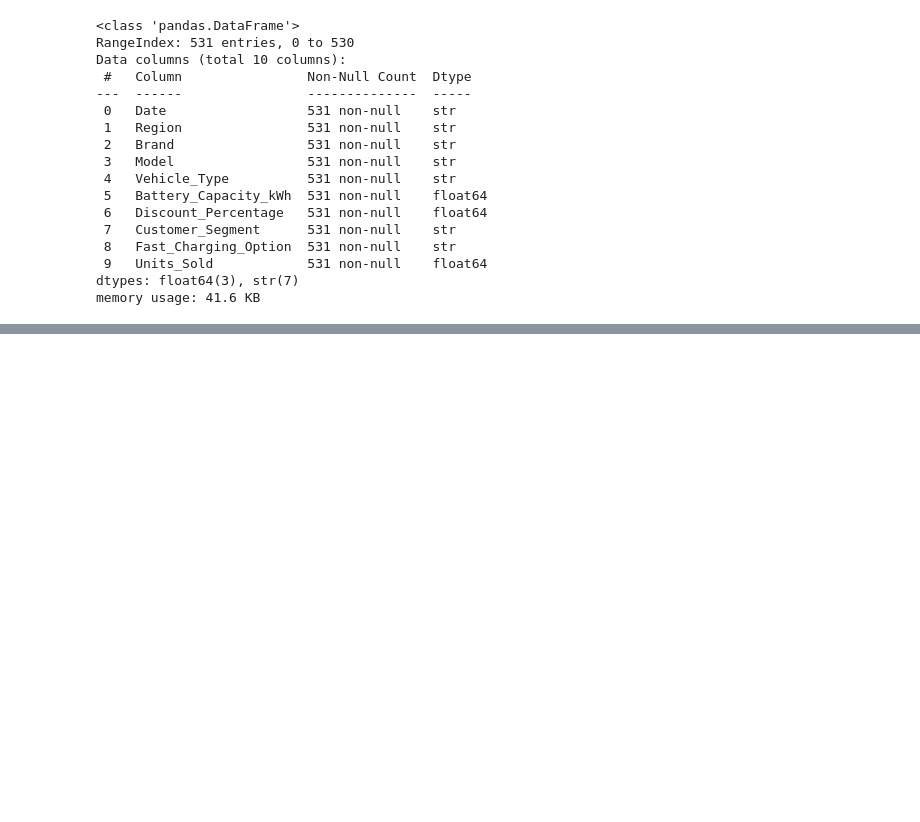
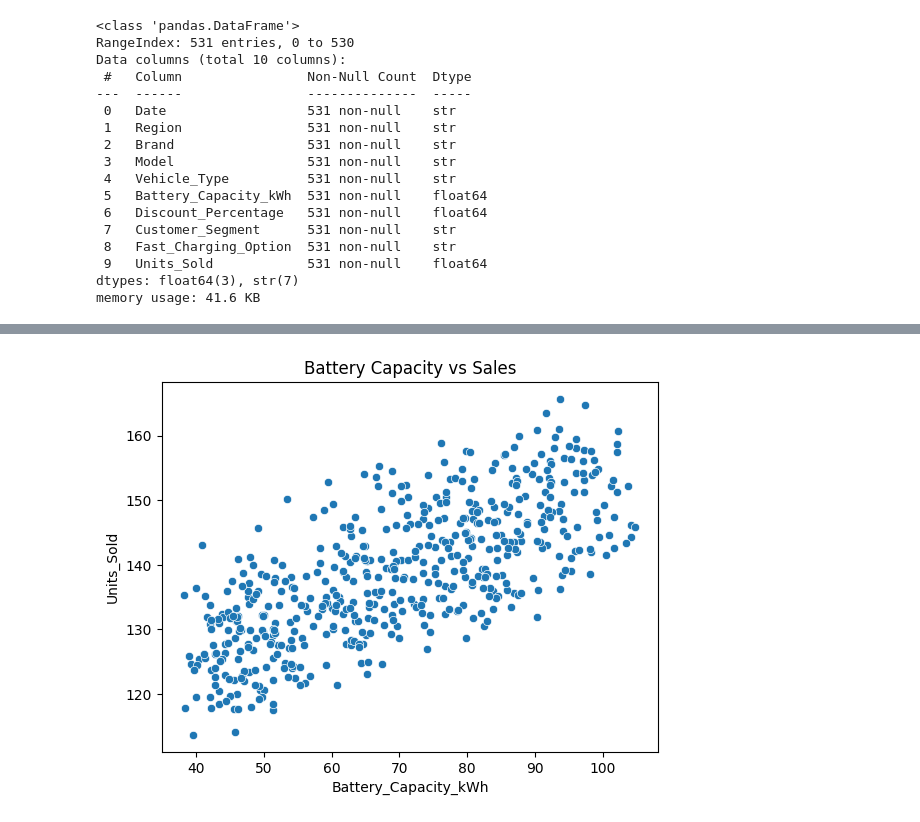
Before and after one commit to ghansham01/learning-machines, a Jupyter notebook: EV Sales/main.ipynb, the cells around one changed output, grey strips where cells are left out. Saved outputs shown, nothing was run; the diff lists cells and outputs as text; code cells hidden in the pictures; blank space fills up the shorter version.

```diff
--- a/EV Sales/main.ipynb
+++ b/EV Sales/main.ipynb
@@ -65,0 +84,6 @@ memory usage: 41.6 KB
+# %%
+sns.scatterplot(x="Battery_Capacity_kWh", y="Units_Sold", data=df_train)
+plt.title("Battery Capacity vs Sales")
+plt.show()
+# %% [output]
+[figure, added]
```
Also changed, not shown: parts of 14 cells of this notebook, 5 other files.
